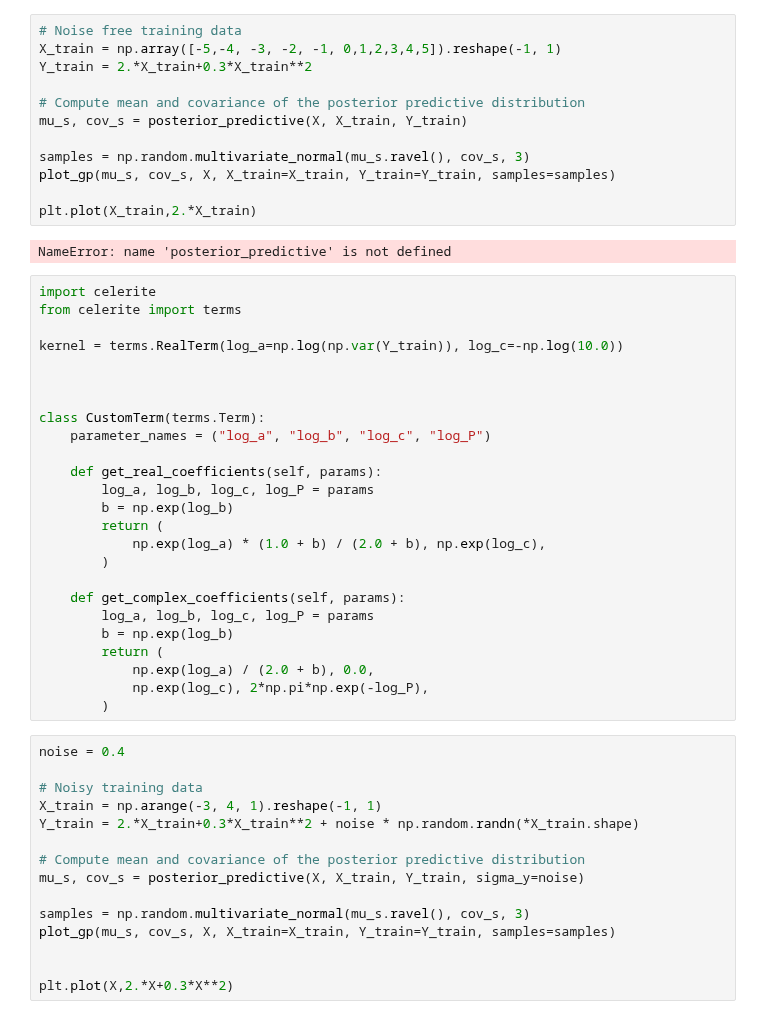
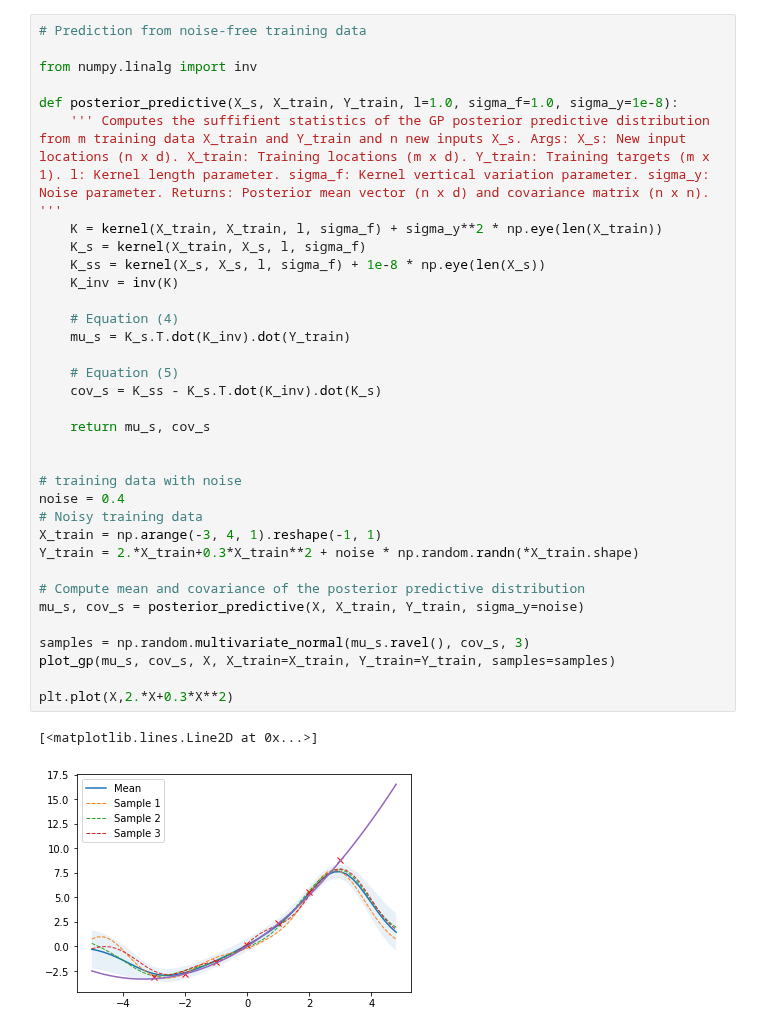
Before and after one commit to ekourkchi/reddening, a Jupyter notebook: GP_scikit_fit.ipynb, the cells around one changed output. Drawn from its saved outputs; the diff is of its cells as text.

```diff
--- a/GP_scikit_fit.ipynb
+++ b/GP_scikit_fit.ipynb
@@ -31,54 +31,37 @@ plot_gp(mu, cov, X, samples=samples)
-# %%
-# Noise free training data
-X_train = np.array([-5,-4, -3, -2, -1, 0,1,2,3,4,5]).reshape(-1, 1)
-Y_train = 2.*X_train+0.3*X_train**2
-
-# Compute mean and covariance of the posterior predictive distribution
-mu_s, cov_s = posterior_predictive(X, X_train, Y_train)
-
-samples = np.random.multivariate_normal(mu_s.ravel(), cov_s, 3)
-plot_gp(mu_s, cov_s, X, X_train=X_train, Y_train=Y_train, samples=samples)
-
-plt.plot(X_train,2.*X_train)
-# %% [output]
-NameError: name 'posterior_predictive' is not defined
-# %%
-import celerite
-from celerite import terms
-
-kernel = terms.RealTerm(log_a=np.log(np.var(Y_train)), log_c=-np.log(10.0))
-
-
-
-class CustomTerm(terms.Term):
-    parameter_names = ("log_a", "log_b", "log_c", "log_P")
-
-    def get_real_coefficients(self, params):
-        log_a, log_b, log_c, log_P = params
-        b = np.exp(log_b)
-        return (
-            np.exp(log_a) * (1.0 + b) / (2.0 + b), np.exp(log_c),
-        )
-
-    def get_complex_coefficients(self, params):
-        log_a, log_b, log_c, log_P = params
-        b = np.exp(log_b)
-        return (
-            np.exp(log_a) / (2.0 + b), 0.0,
-            np.exp(log_c), 2*np.pi*np.exp(-log_P),
-        )
 # %%
+# Prediction from noise-free training data
+
+from numpy.linalg import inv
+
+def posterior_predictive(X_s, X_train, Y_train, l=1.0, sigma_f=1.0, sigma_y=1e-8):
+    ''' Computes the suffifient statistics of the GP posterior predictive distribution from m training data X_train and Y_train and n new inputs X_s. Args: X_s: New input locations (n x d). X_train: Training locations (m x d). Y_train: Training targets (m x 1). l: Kernel length parameter. sigma_f: Kernel vertical variation parameter. sigma_y: Noise parameter. Returns: Posterior mean vector (n x d) and covariance matrix (n x n). '''
+    K = kernel(X_train, X_train, l, sigma_f) + sigma_y**2 * np.eye(len(X_train))
+    K_s = kernel(X_train, X_s, l, sigma_f)
+    K_ss = kernel(X_s, X_s, l, sigma_f) + 1e-8 * np.eye(len(X_s))
+    K_inv = inv(K)
+
+    # Equation (4)
+    mu_s = K_s.T.dot(K_inv).dot(Y_train)
+
+    # Equation (5)
+    cov_s = K_ss - K_s.T.dot(K_inv).dot(K_s)
+
+    return mu_s, cov_s
+
+
+# training data with noise
 noise = 0.4
-
 # Noisy training data
 X_train = np.arange(-3, 4, 1).reshape(-1, 1)
 Y_train = 2.*X_train+0.3*X_train**2 + noise * np.random.randn(*X_train.shape)
 
 # Compute mean and covariance of the posterior predictive distribution
 mu_s, cov_s = posterior_predictive(X, X_train, Y_train, sigma_y=noise)
 
 samples = np.random.multivariate_normal(mu_s.ravel(), cov_s, 3)
 plot_gp(mu_s, cov_s, X, X_train=X_train, Y_train=Y_train, samples=samples)
 
-
 plt.plot(X,2.*X+0.3*X**2)
+# %% [output]
+[<matplotlib.lines.Line2D at 0x...>]
+[figure, added]
```
Also changed, not shown: parts of 7 cells of this notebook, 1 other file.
